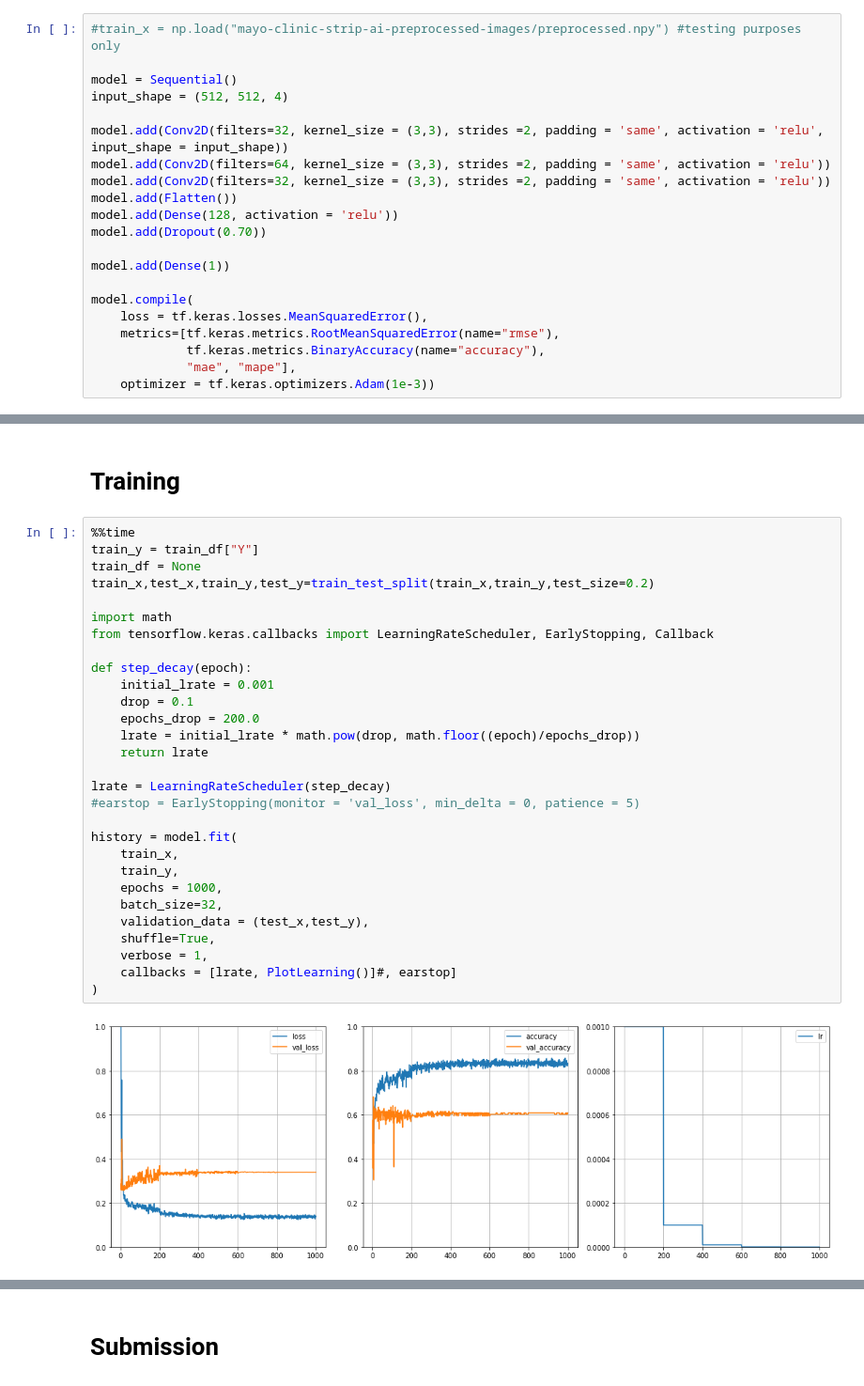
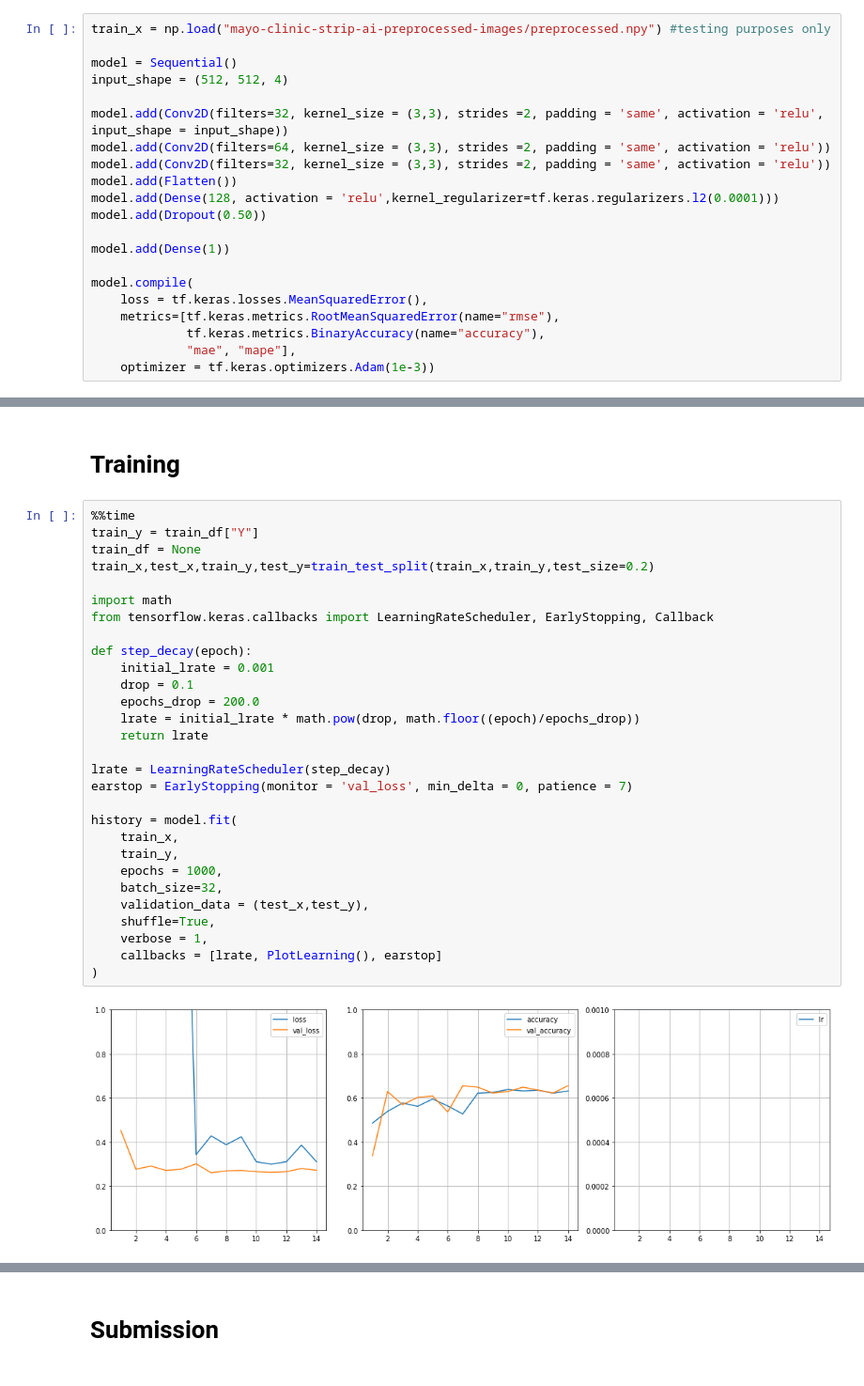
Before and after one commit to jma02/kaggle-mayo-clinic, a Jupyter notebook: mayo-clinic-strip-ai-stroke-classification.ipynb, the cells around one changed output, grey strips where cells are left out. Shown: that part at 94% size. Saved outputs shown, nothing was run; the diff lists cells and outputs as text.

```diff
--- a/mayo-clinic-strip-ai-stroke-classification.ipynb
+++ b/mayo-clinic-strip-ai-stroke-classification.ipynb
@@ -124,6 +130,6 @@ We are going to implement a Sequential Tensorflow Model. We will use:
 - Early stopping
 # %%
-#train_x = np.load("mayo-clinic-strip-ai-preprocessed-images/preprocessed.npy") #testing purposes only
+train_x = np.load("mayo-clinic-strip-ai-preprocessed-images/preprocessed.npy") #testing purposes only
 
 model = Sequential()
 input_shape = (512, 512, 4)
@@ -132,8 +138,8 @@ model.add(Conv2D(filters=32, kernel_size = (3,3), strides =2, padding = 'same',
 model.add(Conv2D(filters=64, kernel_size = (3,3), strides =2, padding = 'same', activation = 'relu'))
 model.add(Conv2D(filters=32, kernel_size = (3,3), strides =2, padding = 'same', activation = 'relu'))
 model.add(Flatten())
-model.add(Dense(128, activation = 'relu'))
-model.add(Dropout(0.70))
+model.add(Dense(128, activation = 'relu',kernel_regularizer=tf.keras.regularizers.l2(0.0001)))
+model.add(Dropout(0.50))
 
 model.add(Dense(1))
 
@@ -199,31 +205,31 @@ class PlotLearning(keras.callbacks.Callback):
 # %%
 %%time
 train_y = train_df["Y"]
 train_df = None
 train_x,test_x,train_y,test_y=train_test_split(train_x,train_y,test_size=0.2)
 
 import math
 from tensorflow.keras.callbacks import LearningRateScheduler, EarlyStopping, Callback
 
 def step_decay(epoch):
     initial_lrate = 0.001
     drop = 0.1
     epochs_drop = 200.0
     lrate = initial_lrate * math.pow(drop, math.floor((epoch)/epochs_drop))
     return lrate
 
 lrate = LearningRateScheduler(step_decay)
-#earstop = EarlyStopping(monitor = 'val_loss', min_delta = 0, patience = 5)
+earstop = EarlyStopping(monitor = 'val_loss', min_delta = 0, patience = 7)
 
 history = model.fit(
     train_x,
     train_y,
     epochs = 1000,
     batch_size=32,
     validation_data = (test_x,test_y),
     shuffle=True,
     verbose = 1,
-    callbacks = [lrate, PlotLearning()]#, earstop]
+    callbacks = [lrate, PlotLearning(), earstop]
 )
 # %% [output]
-[figure, old version]
+[figure, new version]
```
Also changed, not shown: parts of 7 cells of this notebook.
